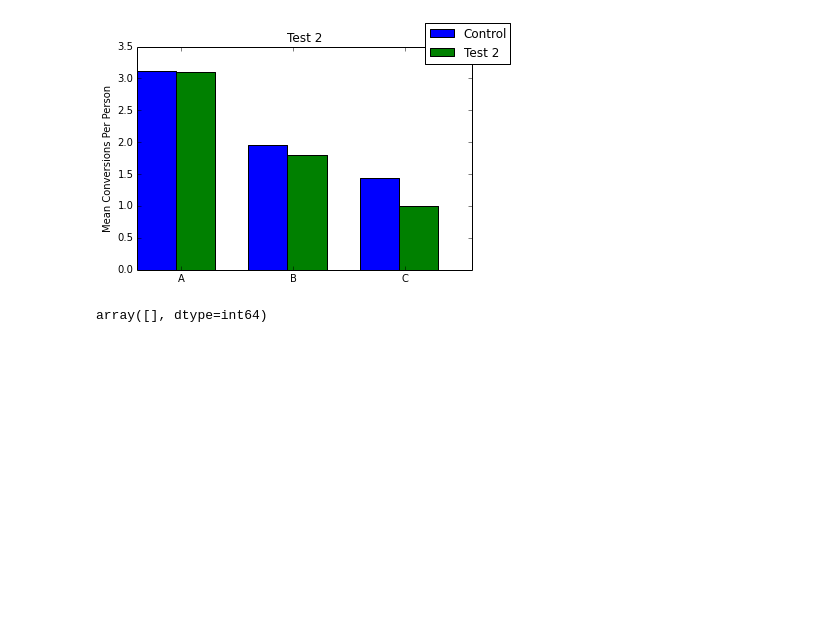
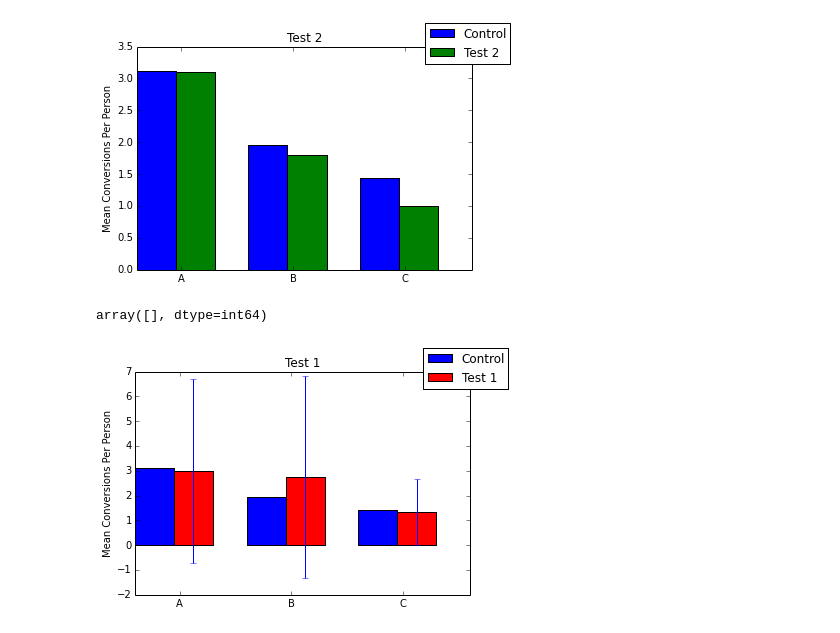
Before and after one commit to zahanm/abtest-learn, a Jupyter notebook: lib/analysis.ipynb, the cells around one changed output. Cells and saved outputs as stored; diff of their text form; code cells hidden in the pictures; blank space fills up the shorter version.

Commit message:
With error bar analysis

```diff
--- a/lib/analysis.ipynb
+++ b/lib/analysis.ipynb
@@ -136,3 +138,33 @@ plt.figlegend((control_bar, test1_bar_male, test1_bar_female), ('Control', 'Test
 plt.show()
 # %% [output]
 array([], dtype=int64)
+# %%
+control_metrics_per_person = np.array(
+    [np.mean(a.uid_counts_for_test_metric(False, False, m)[:,1]) for m in ['A', 'B', 'C']]
+)
+test1_counts_per_person = np.array(
+    [a.uid_counts_for_test_metric(True, False, m)[:,1] for m in ['A', 'B', 'C']]
+)
+test1_counts_per_person_a = a.uid_counts_for_test_metric(True, False, 'A')[:,1]
+test1_counts_per_person_b = a.uid_counts_for_test_metric(True, False, 'B')[:,1]
+test1_counts_per_person_c = a.uid_counts_for_test_metric(True, False, 'C')[:,1]
+test1_counts = [test1_counts_per_person_a, test1_counts_per_person_b, test1_counts_per_person_c]
+means = np.array(list(map(np.mean, test1_counts)))
+# standard error of the mean
+sems = np.array(list(map(stats.sem, test1_counts)))
+# calculating probability density function
+confidence = 0.95
+ppfs = np.array(list(map(lambda counts: scipy.stats.norm.ppf((1+confidence)/2., len(counts)-1), test1_counts)))
+hhs = sems * ppfs
+# plotting the result
+plt.hold(True)
+width = 0.35
+control_bar = plt.bar(np.arange(3), control_metrics_per_person, width=width, color='b')
+test1_bar = plt.bar(np.arange(3) + width, means, width=width, yerr=hhs, color='r')
+plt.xticks([0.4, 1.4, 2.4], ('A', 'B', 'C'))
+plt.ylabel('Mean Conversions Per Person')
+plt.title('Test 1')
+plt.figlegend((control_bar, test1_bar), ('Control', 'Test 1'), 'upper right')
+plt.show()
+# %% [output]
+[figure, added]
```
Also changed, not shown: parts of 1 cell of this notebook.
